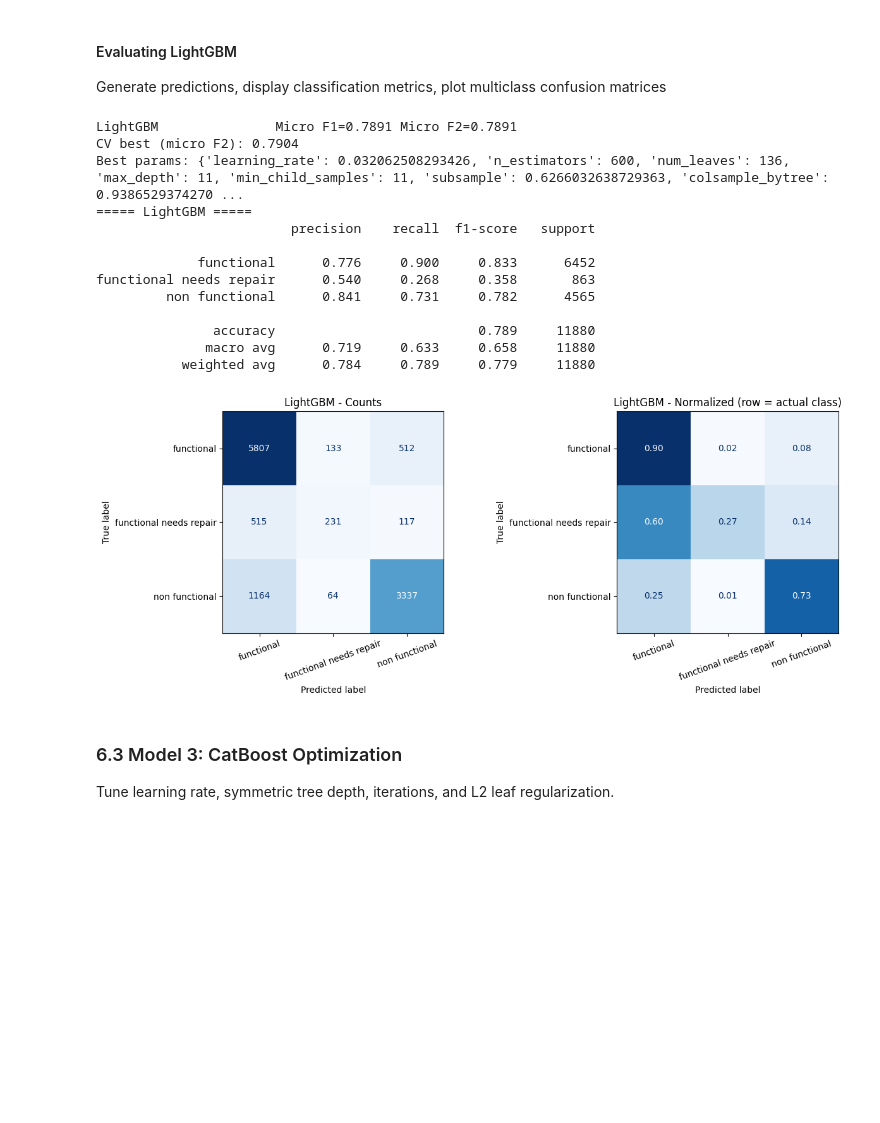
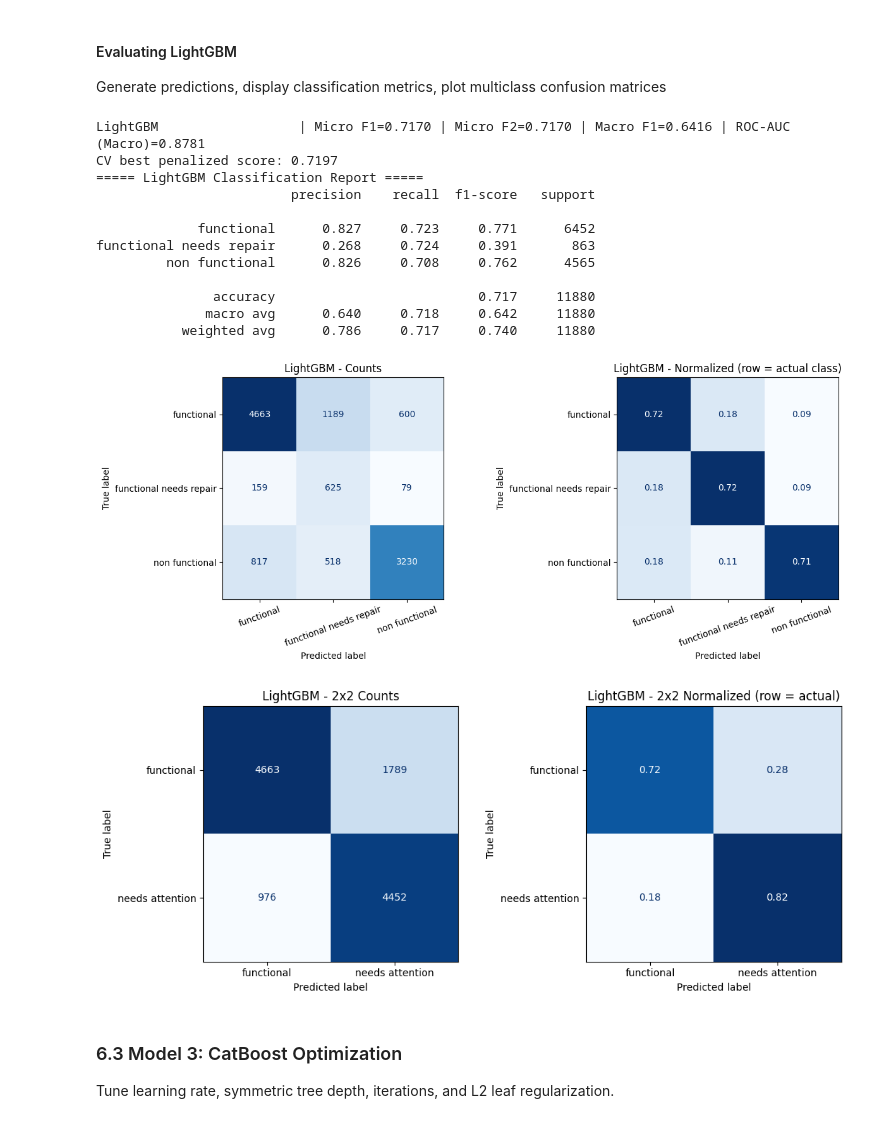
Before and after one commit to Sippakorn-D/Predicting-the-Functionality-of-Water-Pumps-with-XGBoost, a Jupyter notebook: tanzania_waterpoint_modeling_pipeline.ipynb, the cells around one changed output. Saved outputs shown, nothing was run; the diff lists cells and outputs as text; code cells hidden in the pictures; blank space fills up the shorter version.

```diff
--- a/tanzania_waterpoint_modeling_pipeline.ipynb
+++ b/tanzania_waterpoint_modeling_pipeline.ipynb
@@ -356,23 +432,35 @@ functional needs repair      0.550     0.272     0.364       863
 Tune learning rate, tree count, `num_leaves`, `max_depth`, `min_child_samples`, subsampling, and `reg_lambda`.
 # %%
 def lgb_factory(**p):
-    return lambda: lgb.LGBMClassifier(**p, verbose=-1, device_type='cpu',random_state=SEED,n_jobs=-1)
+    return lambda: lgb.LGBMClassifier(
+        **p,
+        verbose=-1,
+        class_weight='balanced',
+        device_type='cpu',
+        random_state=SEED,
+        n_jobs=-1
+    )
 
 def obj_lgb(trial):
-    p = dict(learning_rate=trial.suggest_float('learning_rate', 0.02, 0.2, log=True),
-             n_estimators=trial.suggest_int('n_estimators', 200, 800, step=100),
-             num_leaves=trial.suggest_int('num_leaves', 20, 150),
-             max_depth=trial.suggest_int('max_depth', 4, 12),
-             min_child_samples=trial.suggest_int('min_child_samples', 10, 60),
-             subsample=trial.suggest_float('subsample', 0.6, 1.0), subsample_freq=1,
-             colsample_bytree=trial.suggest_float('colsample_bytree', 0.5, 1.0),
-             reg_lambda=trial.suggest_float('reg_lambda', 0.5, 10, log=True))
+    # Constrained search space to prevent overfitting in leaf-wise tree growth
+    p = dict(
+        learning_rate=trial.suggest_float('learning_rate', 0.03, 0.15, log=True),
+        n_estimators=trial.suggest_int('n_estimators', 150, 350, step=50),
+        num_leaves=trial.suggest_int('num_leaves', 15, 40),
+        max_depth=trial.suggest_int('max_depth', 4, 7),
+        min_child_samples=trial.suggest_int('min_child_samples', 30, 100),
+        subsample=trial.suggest_float('subsample', 0.65, 0.85),
+        subsample_freq=1,
+        colsample_bytree=trial.suggest_float('colsample_bytree', 0.60, 0.85),
+        reg_alpha=trial.suggest_float('reg_alpha', 0.1, 5.0, log=True),
+        reg_lambda=trial.suggest_float('reg_lambda', 2.0, 20.0, log=True)
+    )
     return cv_micro_f2(lgb_factory(**p))
 
 study_lgb = optuna.create_study(direction='maximize', sampler=optuna.samplers.TPESampler(seed=SEED))
-
 study_lgb.optimize(obj_lgb, n_trials=N_TRIALS)
 
+print('Best LightGBM Params:', study_lgb.best_params)
 best_lgb = Pipeline([('prep', make_preprocessor()), ('clf', lgb_factory(**study_lgb.best_params)())])
 best_lgb.fit(X_train, y_train)
 # %% [output]
@@ -398,25 +487,28 @@ Pipeline(steps=[('prep',
 Generate predictions, display classification metrics, plot multiclass confusion matrices
 # %%
 pred_lgb = best_lgb.predict(X_test)
-evaluate('LightGBM', y_test, pred_lgb)
-print('CV best (micro F2):', round(study_lgb.best_value, 4))
-print('Best params:', study_lgb.best_params)
+prob_lgb = best_lgb.predict_proba(X_test)
+evaluate('LightGBM', y_test, pred_lgb, prob_lgb)
+print('CV best penalized score:', round(study_lgb.best_value, 4))
 show_report('LightGBM', y_test, pred_lgb)
+binary_confusion('LightGBM', y_test, pred_lgb,
+                 pos_classes=['non functional', 'functional needs repair'],
+                 pos_label='needs attention', neg_label='functional')
 # %% [output]
-LightGBM               Micro F1=0.7891 Micro F2=0.7891
-CV best (micro F2): 0.7904
-Best params: {'learning_rate': 0.032062508293426, 'n_estimators': 600, 'num_leaves': 136, 'max_depth': 11, 'min_child_samples': 11, 'subsample': 0.6266032638729363, 'colsample_bytree': 0.9386529374270 ...
-===== LightGBM =====
+LightGBM                  | Micro F1=0.7170 | Micro F2=0.7170 | Macro F1=0.6416 | ROC-AUC (Macro)=0.8781
+CV best penalized score: 0.7197
+===== LightGBM Classification Report =====
                          precision    recall  f1-score   support
 
-             functional      0.776     0.900     0.833      6452
-functional needs repair      0.540     0.268     0.358       863
-         non functional      0.841     0.731     0.782      4565
+             functional      0.827     0.723     0.771      6452
+functional needs repair      0.268     0.724     0.391       863
+         non functional      0.826     0.708     0.762      4565
 
-               accuracy                          0.789     11880
-              macro avg      0.719     0.633     0.658     11880
-           weighted avg      0.784     0.789     0.779     11880
+               accuracy                          0.717     11880
+              macro avg      0.640     0.718     0.642     11880
+           weighted avg      0.786     0.717     0.740     11880
-[figure, old version]
+[figure, new version]
+[figure, added]
 # %% [markdown]
 ### 6.3 Model 3: CatBoost Optimization
 Tune learning rate, symmetric tree depth, iterations, and L2 leaf regularization.
```
Also changed, not shown: parts of 31 cells of this notebook, 7 other files.
